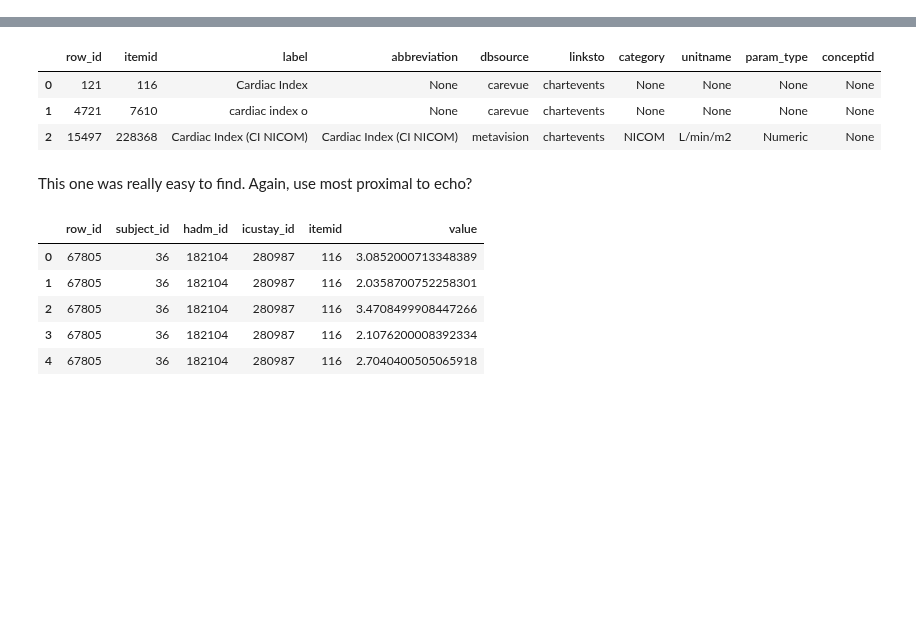
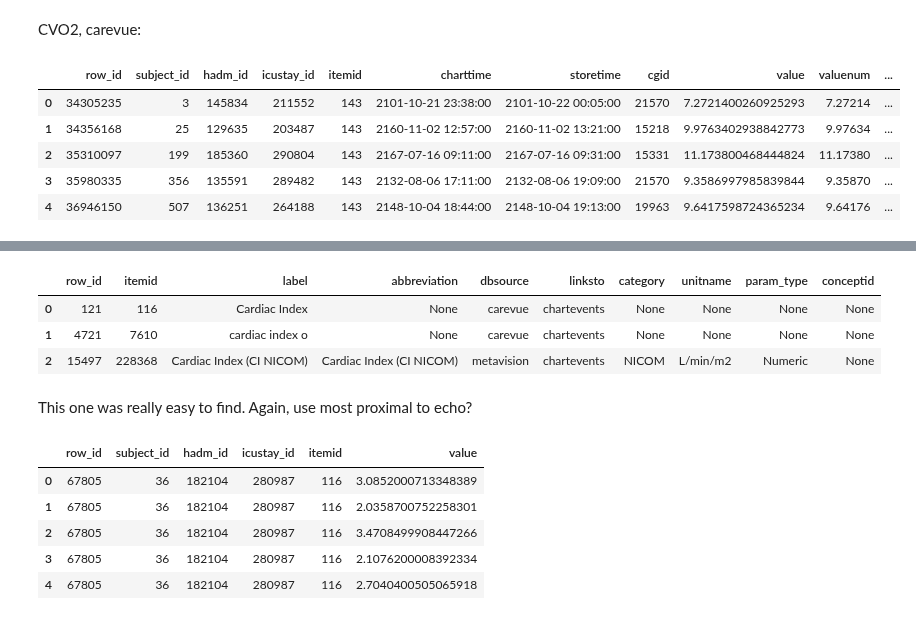
Before and after one commit to yhtgrace/echo, a Jupyter notebook: notebooks/161219_echo_outpatient_cardiogenic.ipynb, the cells around one changed output, grey strips where cells are left out. Drawn from its saved outputs; the diff is of its cells as text; code cells hidden in the pictures; blank space fills up the shorter version.

```diff
--- a/notebooks/161219_echo_outpatient_cardiogenic.ipynb
+++ b/notebooks/161219_echo_outpatient_cardiogenic.ipynb
@@ -60,3 +69,20 @@ res
 | 15 | 12746 | 220277 | O2 saturation pulseoxymetry | SpO2 | metavision | chartevents | Respiratory | % | Numeric | None |
 | 16 | 12765 | 223769 | O2 Saturation Pulseoxymetry Alarm... | SpO2 Alarm - High | metavision | chartevents | Alarms | % | Numeric | None |
 | 17 | 12766 | 223770 | O2 Saturation Pulseoxymetry Alarm... | SpO2 Alarm - Low | metavision | chartevents | Alarms | % | Numeric | None |
+# %% [markdown]
+CVO2, carevue:
+# %%
+query = \
+"""
+SELECT * FROM chartevents ce
+WHERE ce.itemid = '143';
+"""
+res = pd.read_sql_query(query, con)
+res.head()
+# %% [output]
+|  | row_id | subject_id | hadm_id | icustay_id | itemid | charttime | storetime | cgid | value | valuenum | ... |
+| 0 | 34305235 | 3 | 145834 | 211552 | 143 | 2101-10-21 23:38:00 | 2101-10-22 00:05:00 | 21570 | 7.2721400260925293 | 7.27214 | ... |
+| 1 | 34356168 | 25 | 129635 | 203487 | 143 | 2160-11-02 12:57:00 | 2160-11-02 13:21:00 | 15218 | 9.9763402938842773 | 9.97634 | ... |
+| 2 | 35310097 | 199 | 185360 | 290804 | 143 | 2167-07-16 09:11:00 | 2167-07-16 09:31:00 | 15331 | 11.173800468444824 | 11.17380 | ... |
+| 3 | 35980335 | 356 | 135591 | 289482 | 143 | 2132-08-06 17:11:00 | 2132-08-06 19:09:00 | 21570 | 9.3586997985839844 | 9.35870 | ... |
+| 4 | 36946150 | 507 | 136251 | 264188 | 143 | 2148-10-04 18:44:00 | 2148-10-04 19:13:00 | 19963 | 9.6417598724365234 | 9.64176 | ... |
```
Also changed, not shown: parts of 10 cells of this notebook, 5 other files.
